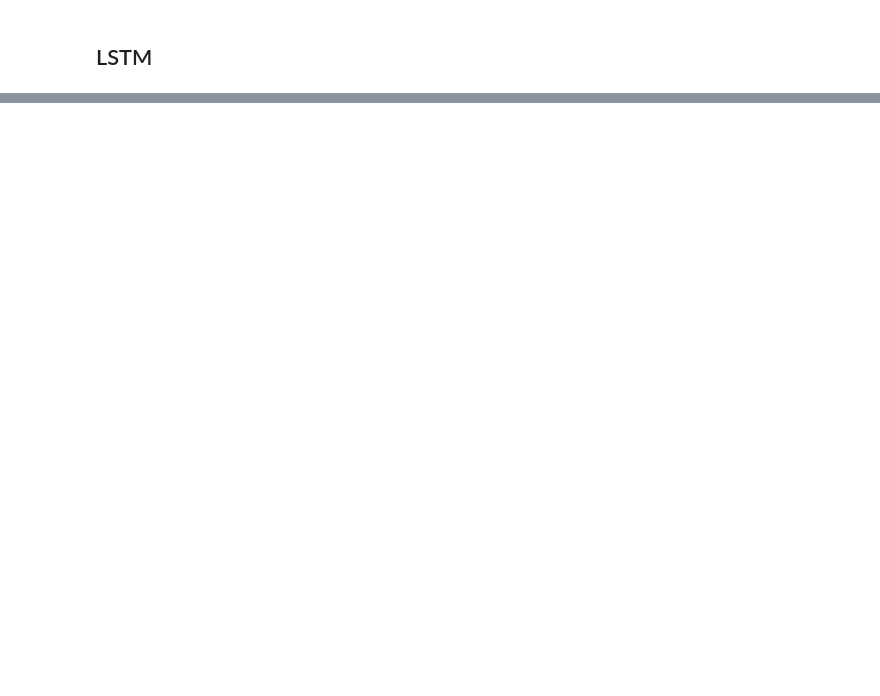
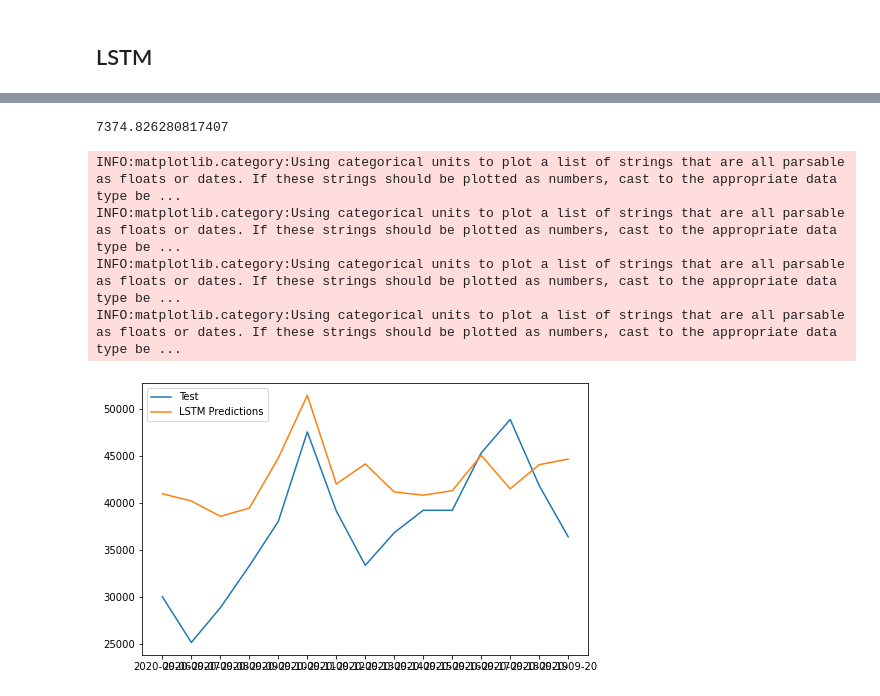
Before and after one commit to jagan-singh/covid-forecasting, a Jupyter notebook: us_cases.ipynb, the cells around one changed output, grey strips where cells are left out. Saved outputs shown, nothing was run; the diff lists cells and outputs as text; code cells hidden in the pictures; blank space fills up the shorter version.

```diff
--- a/us_cases.ipynb
+++ b/us_cases.ipynb
@@ -724,0 +717,15 @@ np.sqrt(mean_squared_error(rnn_pred, testY))
+# %%
+n_steps = 10
+X, Y = prepare_data(train, n_steps)
+
+# reshaping X from [samples, timesteps] into [samples, timesteps, features]
+n_features = 1
+X = X.reshape((X.shape[0], X.shape[1], n_features))
+# %%
+lstm = Sequential()
+lstm.add(LSTM(50, activation='relu', return_sequences=True, input_shape=(n_steps, n_features)))
+lstm.add(LSTM(50, activation='relu'))
+lstm.add(Dense(1))
+lstm.compile(optimizer='adam', loss='mse' ,metrics = ['mse', 'mae'])
+# fit model
+lstm.fit(X, Y, epochs= 100, verbose=0)
@@ -724,0 +738,3 @@ np.sqrt(mean_squared_error(rnn_pred, testY))
+# %%
+lstm_preds =  make_predictions(lstm, 15, n_steps)
+lstm_preds
@@ -724,0 +757,18 @@ np.sqrt(mean_squared_error(rnn_pred, testY))
+# %%
+np.sqrt(mean_squared_error(lstm_preds, test))
+# %% [output]
+7374.826280817407
+# %%
+l_preds = test.copy()
+l_preds.replace(l_preds.values, lstm_preds, inplace = True)
+# %%
+plt.plot(test, label = 'Test')
+plt.plot(l_preds, label = 'LSTM Predictions')
+plt.legend(loc = 'upper left')
+plt.show()
+# %% [output]
+INFO:matplotlib.category:Using categorical units to plot a list of strings that are all parsable as floats or dates. If these strings should be plotted as numbers, cast to the appropriate data type be ...
+INFO:matplotlib.category:Using categorical units to plot a list of strings that are all parsable as floats or dates. If these strings should be plotted as numbers, cast to the appropriate data type be ...
+INFO:matplotlib.category:Using categorical units to plot a list of strings that are all parsable as floats or dates. If these strings should be plotted as numbers, cast to the appropriate data type be ...
+INFO:matplotlib.category:Using categorical units to plot a list of strings that are all parsable as floats or dates. If these strings should be plotted as numbers, cast to the appropriate data type be ...
+[figure, added]
```
Also changed, not shown: parts of 36 cells of this notebook, 1 other file.
